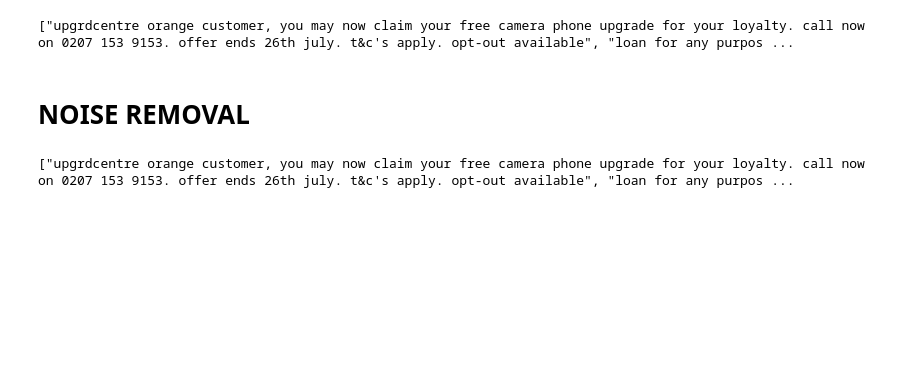
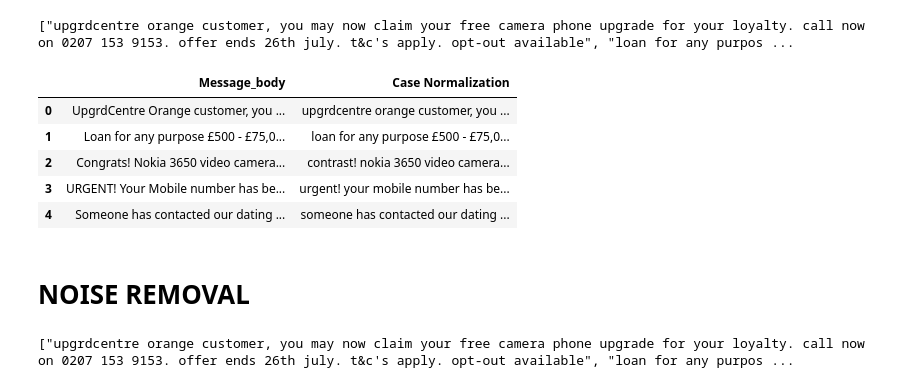
Before and after one commit to Dev-IA-P5-2027/lucas.fandinoperez, a Jupyter notebook: NLP/rapport_final/NLP_codingexercice_lucasFP.ipynb, the cells around one changed output. Saved outputs shown, nothing was run; the diff lists cells and outputs as text; code cells hidden in the pictures; blank space fills up the shorter version.

```diff
--- a/NLP/rapport_final/NLP_codingexercice_lucasFP.ipynb
+++ b/NLP/rapport_final/NLP_codingexercice_lucasFP.ipynb
@@ -188,6 +181,18 @@ Requirement already satisfied: autocorrect in ./nlpenv/lib/python3.13/site-packa
 print(text)
 # %% [output]
 ["upgrdcentre orange customer, you may now claim your free camera phone upgrade for your loyalty. call now on 0207 153 9153. offer ends 26th july. t&c's apply. opt-out available", "loan for any purpos ...
+# %%
+# On sauvegarde le résultat de la Normalisation (minuscule + contractions + correction)
+# dans une nouvelle colonne AVANT de passer au nettoyage du bruit (Noise Removal).
+df["Case Normalization"] = list(text)
+df[["Message_body", "Case Normalization"]].head()
+# %% [output]
+|  | Message_body | Case Normalization |
+| 0 | UpgrdCentre Orange customer, you ... | upgrdcentre orange customer, you ... |
+| 1 | Loan for any purpose £500 - £75,0... | loan for any purpose £500 - £75,0... |
+| 2 | Congrats! Nokia 3650 video camera... | contrast! nokia 3650 video camera... |
+| 3 | URGENT! Your Mobile number has be... | urgent! your mobile number has be... |
+| 4 | Someone has contacted our dating ... | someone has contacted our dating ... |
 # %% [markdown]
 # NOISE REMOVAL
 # %%
```
Also changed, not shown: parts of 16 cells of this notebook.
